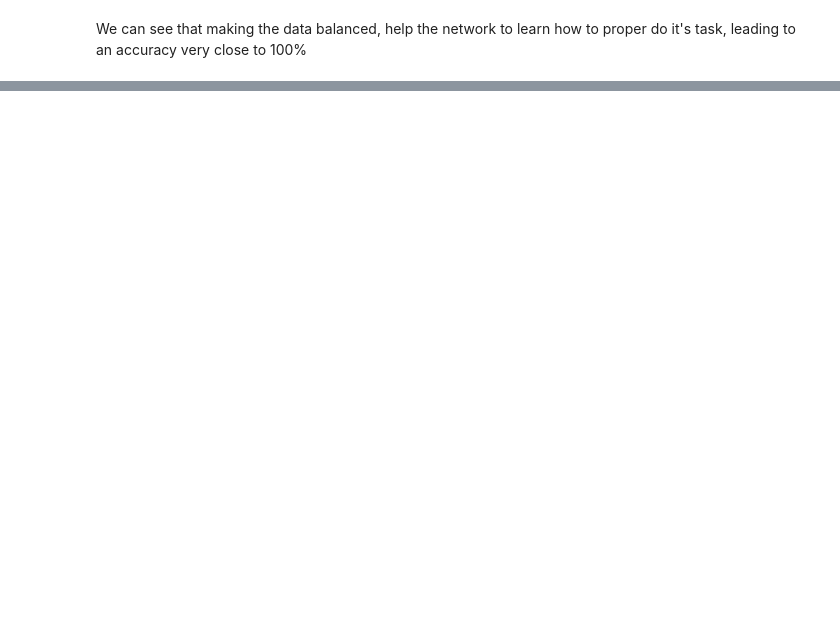
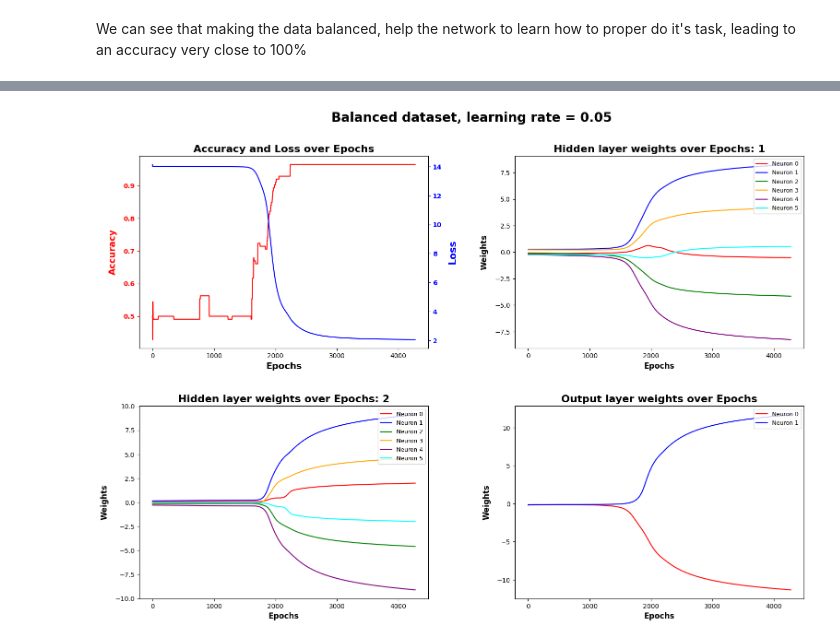
Before and after one commit to IsacPasianotto/dlhw, a Jupyter notebook: Assignment-00/Solution.ipynb, the cells around one changed output, grey strips where cells are left out. Drawn from its saved outputs; the diff is of its cells as text; code cells hidden in the pictures; blank space fills up the shorter version.

```diff
--- a/Assignment-00/Solution.ipynb
+++ b/Assignment-00/Solution.ipynb
@@ -328,0 +346,13 @@ plot_all(h_lay_02, o_lay_02, acc_02, loss_02, "Balanced dataset, RELU activation
+# %%
+model_02 = paper_net()
+custom_n_epochs: int = N_HEPOCHS*3
+h_lay_02: Tensor = torch.zeros(custom_n_epochs, N_HIDDEN, N_DIGITS, dtype=STD_DTYPE)
+o_lay_02: Tensor = torch.zeros(custom_n_epochs, 1, N_HIDDEN, dtype=STD_DTYPE)
+acc_02: Tensor = torch.zeros(custom_n_epochs, dtype=STD_DTYPE)
+loss_02: Tensor = torch.zeros(custom_n_epochs, dtype=STD_DTYPE)
+
+custom_lr = 0.05
+train_net(model_02, train_balanced_tdl, h_lay_02, o_lay_02, acc_02, loss_02, lr=custom_lr, n_epochs=custom_n_epochs)
+plot_all(h_lay_02, o_lay_02, acc_02, loss_02, f"Balanced dataset, learning rate = {custom_lr}")
+# %% [output]
+[figure, added]
```
Also changed, not shown: parts of 18 cells of this notebook.
